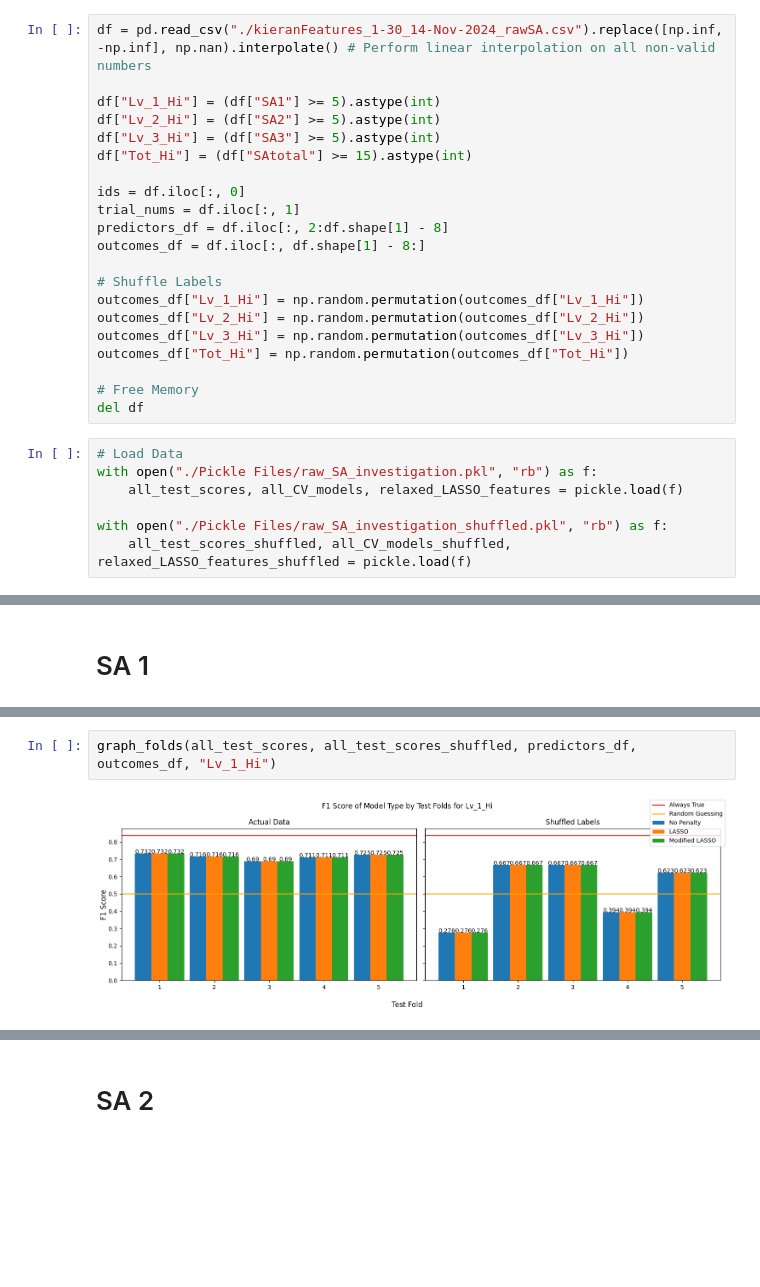
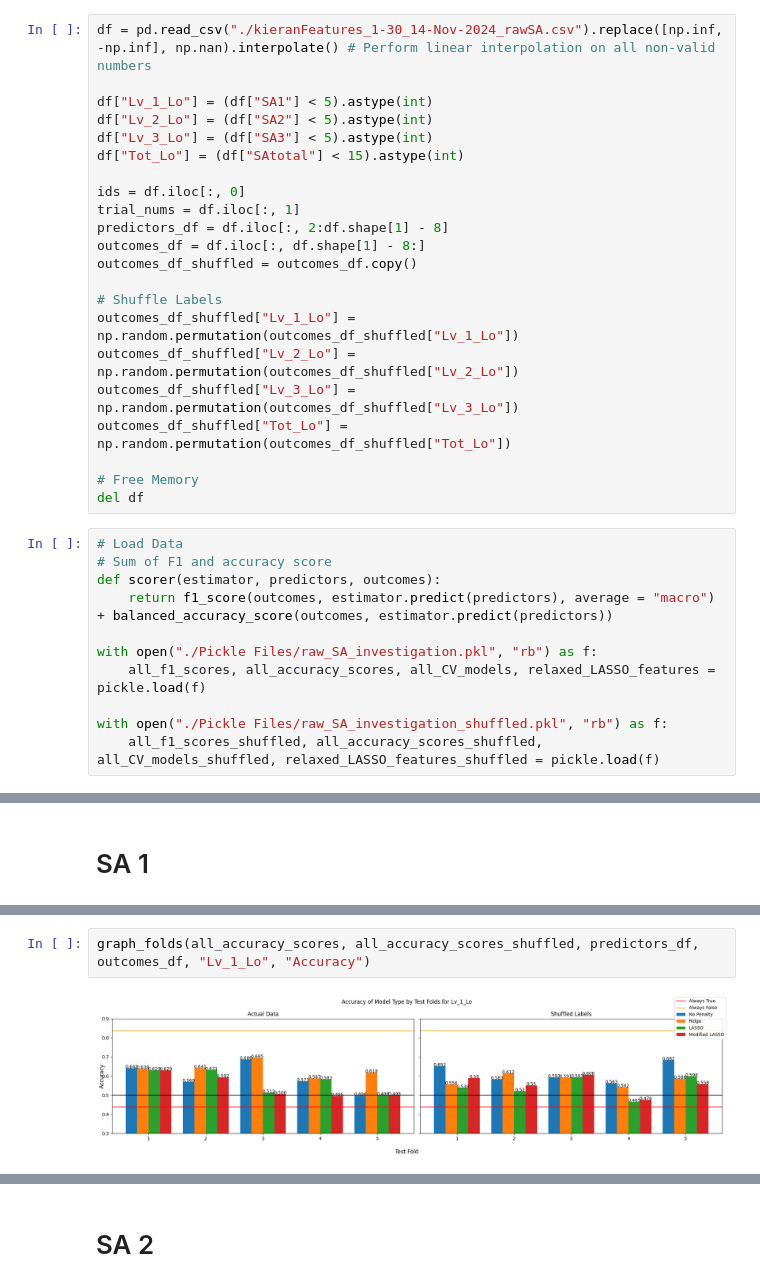
Before and after one commit to jaspershen21/jshen_DLA, a Jupyter notebook: graphing_raw_SA.ipynb, the cells around one changed output, grey strips where cells are left out. Saved outputs shown, nothing was run; the diff lists cells and outputs as text; blank space fills up the shorter version.

Commit message:
Create graphs for SA 1, 2, 3, Total

```diff
--- a/graphing_raw_SA.ipynb
+++ b/graphing_raw_SA.ipynb
@@ -7,29 +7,34 @@ from sklearn.metrics import f1_score, accuracy_score
 # %%
 df = pd.read_csv("./kieranFeatures_1-30_14-Nov-2024_rawSA.csv").replace([np.inf, -np.inf], np.nan).interpolate() # Perform linear interpolation on all non-valid numbers
 
-df["Lv_1_Hi"] = (df["SA1"] >= 5).astype(int)
-df["Lv_2_Hi"] = (df["SA2"] >= 5).astype(int)
-df["Lv_3_Hi"] = (df["SA3"] >= 5).astype(int)
-df["Tot_Hi"] = (df["SAtotal"] >= 15).astype(int)
+df["Lv_1_Lo"] = (df["SA1"] < 5).astype(int)
+df["Lv_2_Lo"] = (df["SA2"] < 5).astype(int)
+df["Lv_3_Lo"] = (df["SA3"] < 5).astype(int)
+df["Tot_Lo"] = (df["SAtotal"] < 15).astype(int)
 
 ids = df.iloc[:, 0]
 trial_nums = df.iloc[:, 1]
 predictors_df = df.iloc[:, 2:df.shape[1] - 8]
 outcomes_df = df.iloc[:, df.shape[1] - 8:]
+outcomes_df_shuffled = outcomes_df.copy()
 
 # Shuffle Labels
-outcomes_df["Lv_1_Hi"] = np.random.permutation(outcomes_df["Lv_1_Hi"])
-outcomes_df["Lv_2_Hi"] = np.random.permutation(outcomes_df["Lv_2_Hi"])
-outcomes_df["Lv_3_Hi"] = np.random.permutation(outcomes_df["Lv_3_Hi"])
-outcomes_df["Tot_Hi"] = np.random.permutation(outcomes_df["Tot_Hi"])
+outcomes_df_shuffled["Lv_1_Lo"] = np.random.permutation(outcomes_df_shuffled["Lv_1_Lo"])
+outcomes_df_shuffled["Lv_2_Lo"] = np.random.permutation(outcomes_df_shuffled["Lv_2_Lo"])
+outcomes_df_shuffled["Lv_3_Lo"] = np.random.permutation(outcomes_df_shuffled["Lv_3_Lo"])
+outcomes_df_shuffled["Tot_Lo"] = np.random.permutation(outcomes_df_shuffled["Tot_Lo"])
 
 # Free Memory
 del df
 # %%
 # Load Data
+# Sum of F1 and accuracy score
+def scorer(estimator, predictors, outcomes):
+    return f1_score(outcomes, estimator.predict(predictors), average = "macro") + balanced_accuracy_score(outcomes, estimator.predict(predictors))
+
 with open("./Pickle Files/raw_SA_investigation.pkl", "rb") as f:
-    all_test_scores, all_CV_models, relaxed_LASSO_features = pickle.load(f)
+    all_f1_scores, all_accuracy_scores, all_CV_models, relaxed_LASSO_features = pickle.load(f)
 
 with open("./Pickle Files/raw_SA_investigation_shuffled.pkl", "rb") as f:
-    all_test_scores_shuffled, all_CV_models_shuffled, relaxed_LASSO_features_shuffled = pickle.load(f)
+    all_f1_scores_shuffled, all_accuracy_scores_shuffled, all_CV_models_shuffled, relaxed_LASSO_features_shuffled = pickle.load(f)
 # %%
@@ -107,5 +133,5 @@ def graph_folds(test_scores, test_scores_shuffled, predictors_df, outcomes_df, o
 # %%
-graph_folds(all_test_scores, all_test_scores_shuffled, predictors_df, outcomes_df, "Lv_1_Hi")
+graph_folds(all_accuracy_scores, all_accuracy_scores_shuffled, predictors_df, outcomes_df, "Lv_1_Lo", "Accuracy")
 # %% [output]
-[figure, old version]
+[figure, new version]
 # %%
```
Also changed, not shown: parts of 18 cells of this notebook.
